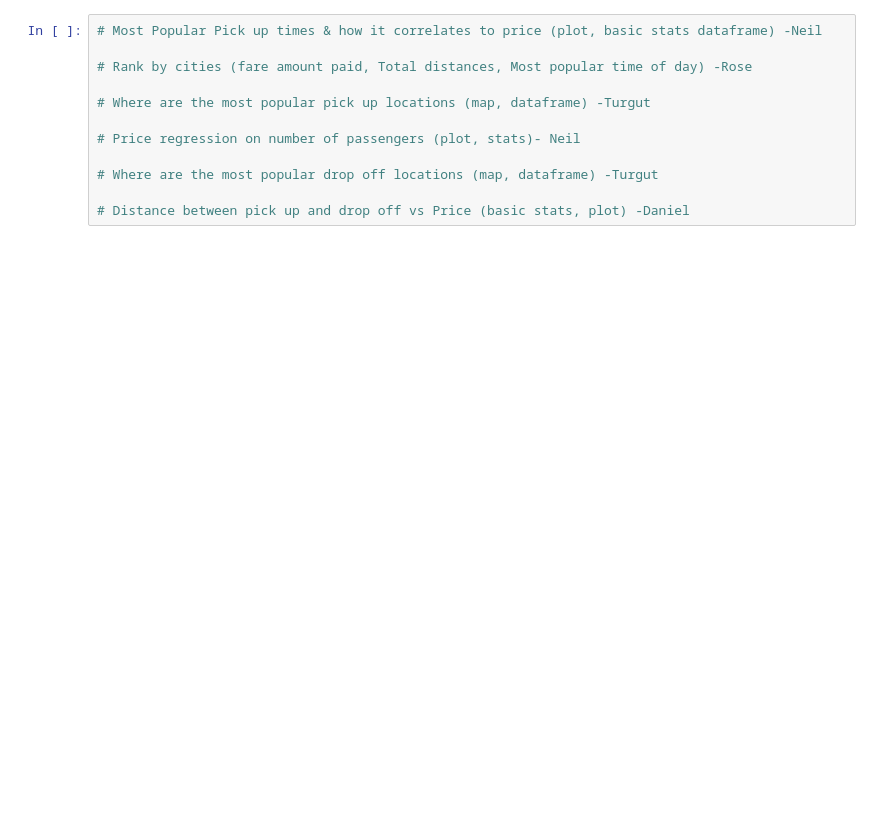
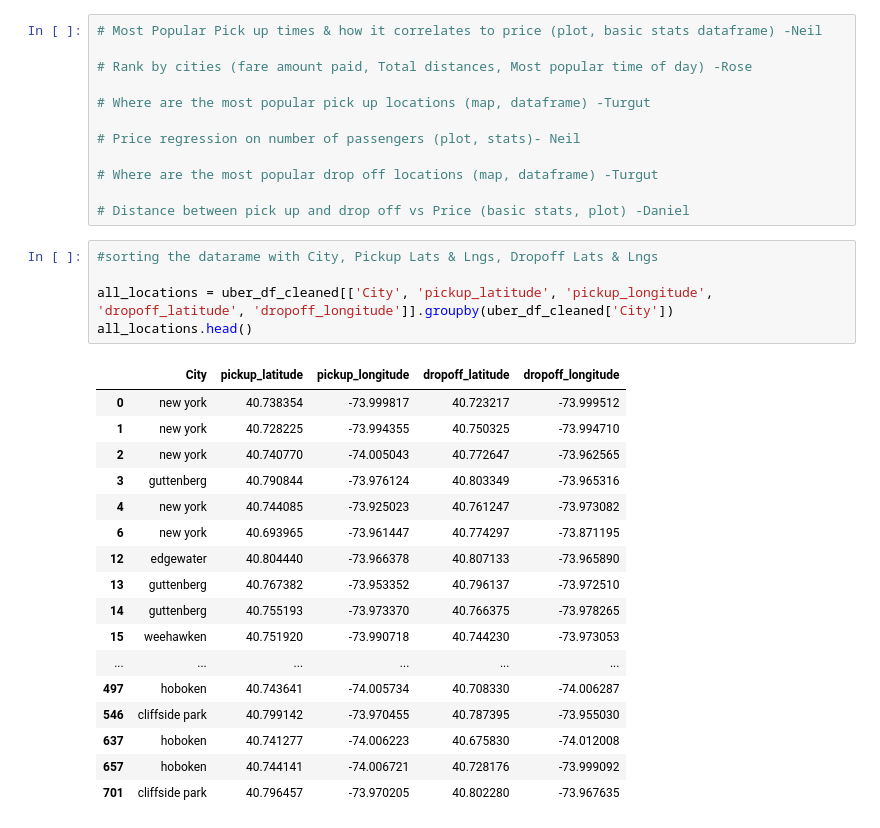
Before and after one commit to turgutugur/project_1_repo, a Jupyter notebook: group5_UberData_project1.ipynb, the cells around one changed output. Saved outputs shown, nothing was run; the diff lists cells and outputs as text; blank space fills up the shorter version.

```diff
--- a/group5_UberData_project1.ipynb
+++ b/group5_UberData_project1.ipynb
@@ -128,3 +123,26 @@ uber_df_cleaned
 # Where are the most popular drop off locations (map, dataframe) -Turgut
 
 # Distance between pick up and drop off vs Price (basic stats, plot) -Daniel
+# %%
+#sorting the datarame with City, Pickup Lats & Lngs, Dropoff Lats & Lngs
+
+all_locations = uber_df_cleaned[['City', 'pickup_latitude', 'pickup_longitude', 'dropoff_latitude', 'dropoff_longitude']].groupby(uber_df_cleaned['City'])
+all_locations.head()
+# %% [output]
+|  | City | pickup_latitude | pickup_longitude | dropoff_latitude | dropoff_longitude |
+| 0 | new york | 40.738354 | -73.999817 | 40.723217 | -73.999512 |
+| 1 | new york | 40.728225 | -73.994355 | 40.750325 | -73.994710 |
+| 2 | new york | 40.740770 | -74.005043 | 40.772647 | -73.962565 |
+| 3 | guttenberg | 40.790844 | -73.976124 | 40.803349 | -73.965316 |
+| 4 | new york | 40.744085 | -73.925023 | 40.761247 | -73.973082 |
+| 6 | new york | 40.693965 | -73.961447 | 40.774297 | -73.871195 |
+| 12 | edgewater | 40.804440 | -73.966378 | 40.807133 | -73.965890 |
+| 13 | guttenberg | 40.767382 | -73.953352 | 40.796137 | -73.972510 |
+| 14 | guttenberg | 40.755193 | -73.973370 | 40.766375 | -73.978265 |
+| 15 | weehawken | 40.751920 | -73.990718 | 40.744230 | -73.973053 |
+| ... | ... | ... | ... | ... | ... |
+| 497 | hoboken | 40.743641 | -74.005734 | 40.708330 | -74.006287 |
+| 546 | cliffside park | 40.799142 | -73.970455 | 40.787395 | -73.955030 |
+| 637 | hoboken | 40.741277 | -74.006223 | 40.675830 | -74.012008 |
+| 657 | hoboken | 40.744141 | -74.006721 | 40.728176 | -73.999092 |
+| 701 | cliffside park | 40.796457 | -73.970205 | 40.802280 | -73.967635 |
```
Also changed, not shown: parts of 9 cells of this notebook, 1 other file.
